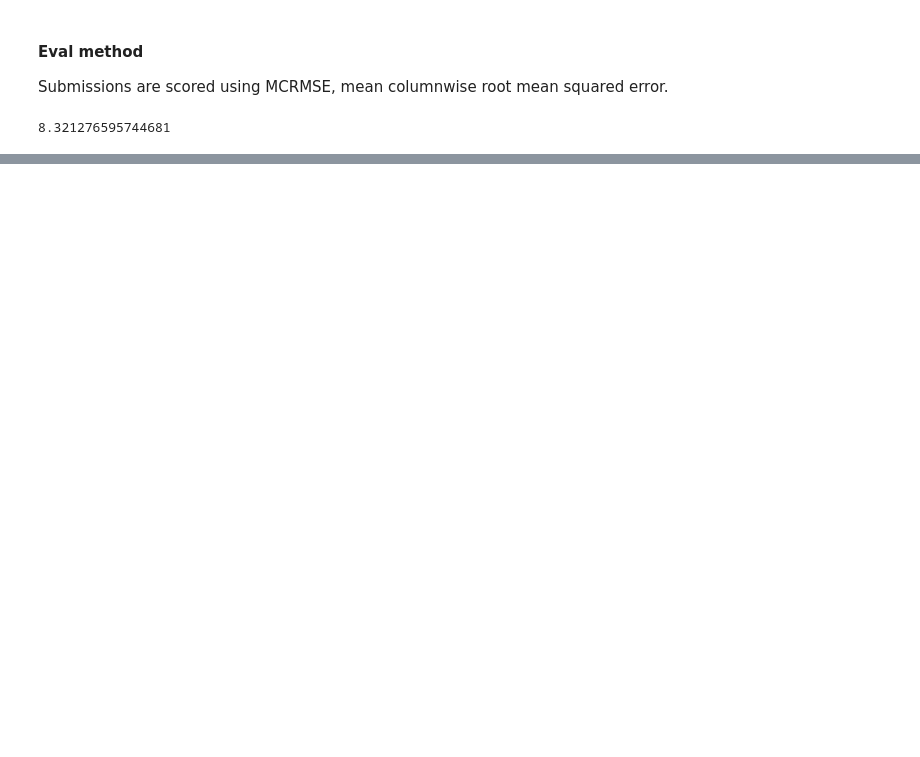
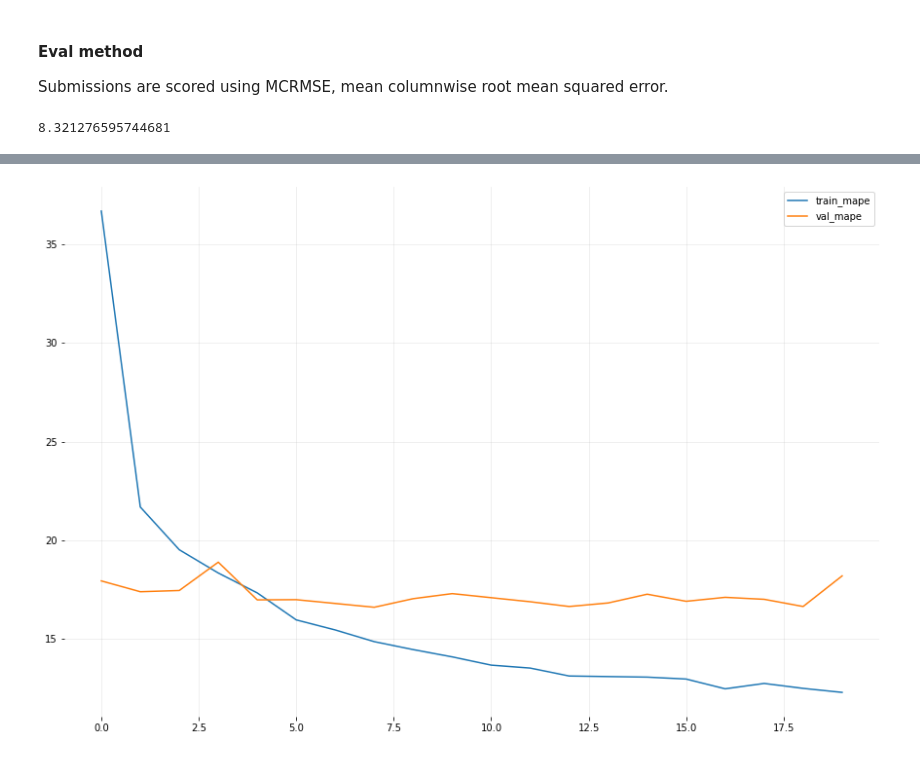
Before and after one commit to tripnv/fbp2-kaggle, a Jupyter notebook: experimentation.ipynb, the cells around one changed output, grey strips where cells are left out. Saved outputs shown, nothing was run; the diff lists cells and outputs as text; code cells hidden in the pictures; blank space fills up the shorter version.

```diff
--- a/experimentation.ipynb
+++ b/experimentation.ipynb
@@ -34,0 +168,10 @@ S
+# %%
+plt.figure(figsize=(15,10))
+plt.plot(history.history['mean_absolute_percentage_error'], label = 'train_mape')
+plt.plot(history.history['val_mean_absolute_percentage_error'], label = 'val_mape')
+plt.box(False)
+plt.grid(True, alpha = .25)
+plt.legend()
+plt.show()
+# %% [output]
+[figure, added]
```
Also changed, not shown: parts of 26 cells of this notebook.
